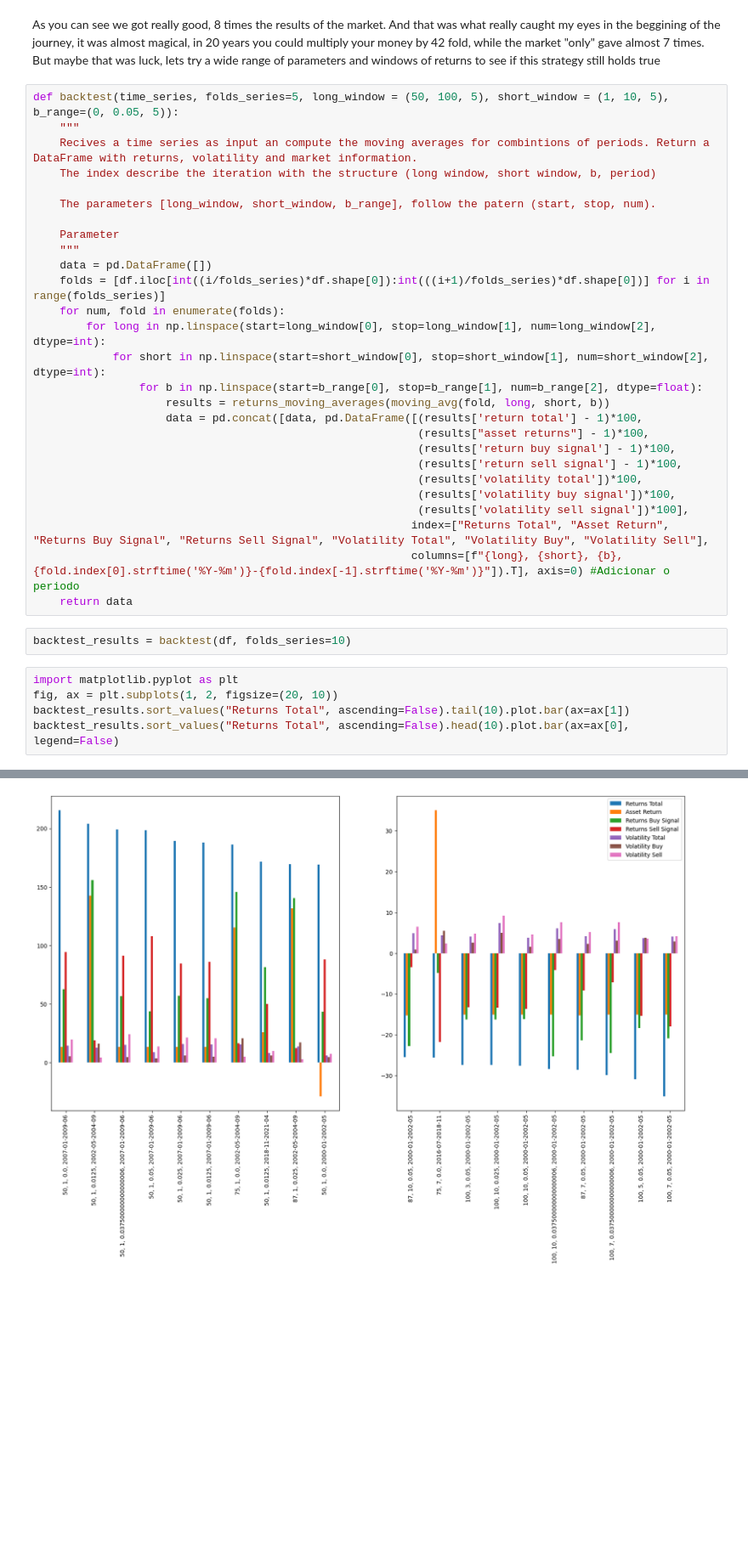
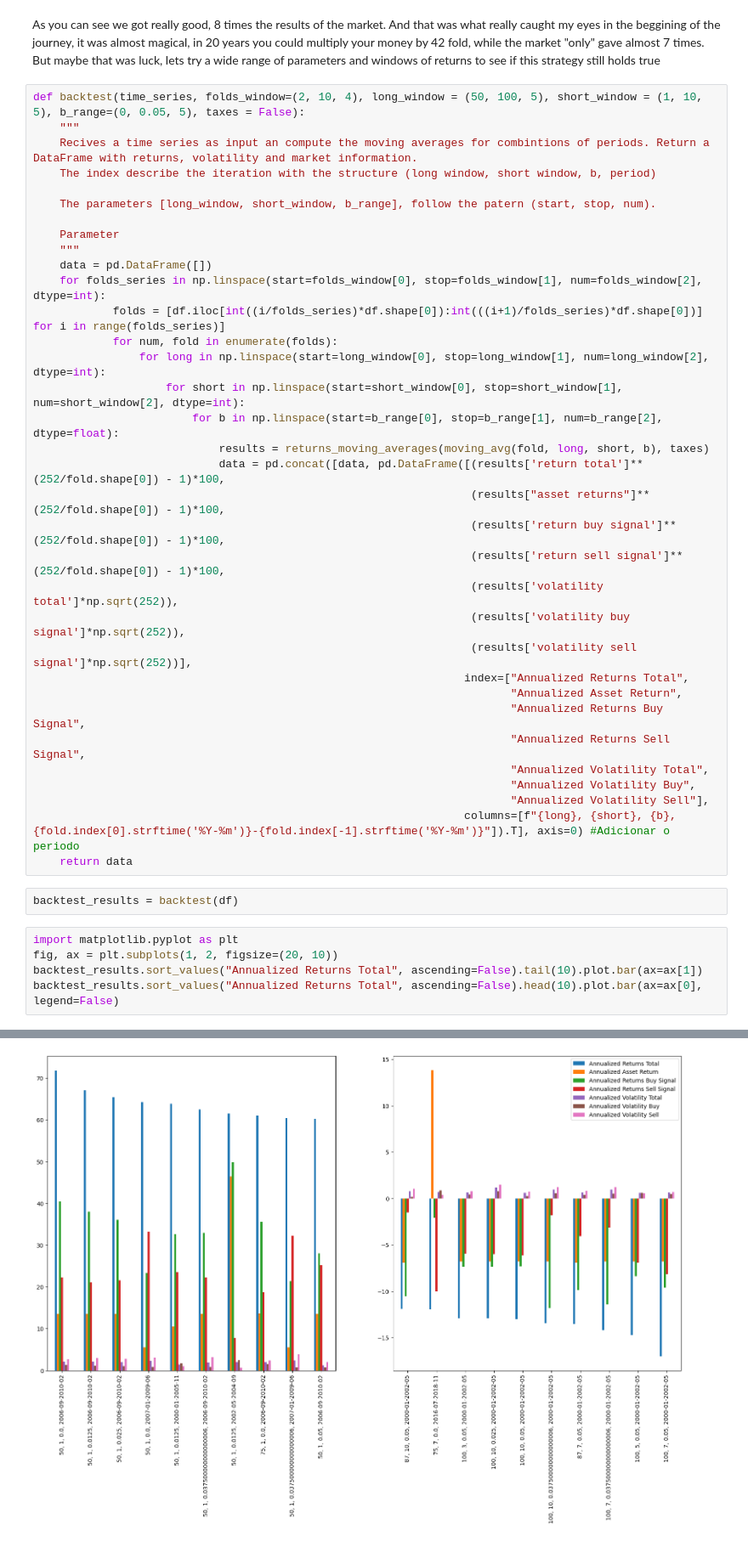
Before and after one commit to RafaelM0raes/MyJourneyInFinancialMarkets, a Jupyter notebook: Artigo 1.ipynb, the cells around one changed output, grey strips where cells are left out. Shown at 85% size. Drawn from its saved outputs; the diff is of its cells as text; blank space fills up the shorter version.

```diff
--- a/Artigo 1.ipynb
+++ b/Artigo 1.ipynb
@@ -125,7 +137,7 @@ The market return was 591.5%
 # %% [markdown]
 As you can see we got really good, 8 times the results of the market. And that was what really caught my eyes in the beggining of the journey, it was almost magical, in 20 years you could multiply your money by 42 fold, while the market "only" gave almost 7 times. But maybe that was luck, lets try a wide range of parameters and windows of returns to see if this strategy still holds true
 # %%
-def backtest(time_series, folds_series=5, long_window = (50, 100, 5), short_window = (1, 10, 5), b_range=(0, 0.05, 5)):
+def backtest(time_series, folds_window=(2, 10, 4), long_window = (50, 100, 5), short_window = (1, 10, 5), b_range=(0, 0.05, 5), taxes = False):
     """
     Recives a time series as input an compute the moving averages for combintions of periods. Return a DataFrame with returns, volatility and market information.
     The index describe the iteration with the structure (long window, short window, b, period)
@@ -135,32 +147,39 @@ def backtest(time_series, folds_series=5, long_window = (50, 100, 5), short_wind
     Parameter
     """
     data = pd.DataFrame([])
-    folds = [df.iloc[int((i/folds_series)*df.shape[0]):int(((i+1)/folds_series)*df.shape[0])] for i in range(folds_series)]
-    for num, fold in enumerate(folds):
-        for long in np.linspace(start=long_window[0], stop=long_window[1], num=long_window[2], dtype=int):
-            for short in np.linspace(start=short_window[0], stop=short_window[1], num=short_window[2], dtype=int):
-                for b in np.linspace(start=b_range[0], stop=b_range[1], num=b_range[2], dtype=float):
-                    results = returns_moving_averages(moving_avg(fold, long, short, b))
-                    data = pd.concat([data, pd.DataFrame([(results['return total'] - 1)*100,
-                                                          (results["asset returns"] - 1)*100,
-                                                          (results['return buy signal'] - 1)*100,
-                                                          (results['return sell signal'] - 1)*100,
-                                                          (results['volatility total'])*100,
-                                                          (results['volatility buy signal'])*100,
-                                                          (results['volatility sell signal'])*100],
-                                                         index=["Returns Total", "Asset Return", "Returns Buy Signal", "Returns Sell Signal", "Volatility Total", "Volatility Buy", "Volatility Sell"],
-                                                         columns=[f"{long}, {short}, {b}, {fold.index[0].strftime('%Y-%m')}-{fold.index[-1].strftime('%Y-%m')}"]).T], axis=0) #Adicionar o periodo
+    for folds_series in np.linspace(start=folds_window[0], stop=folds_window[1], num=folds_window[2], dtype=int):
+            folds = [df.iloc[int((i/folds_series)*df.shape[0]):int(((i+1)/folds_series)*df.shape[0])] for i in range(folds_series)]
+            for num, fold in enumerate(folds):
+                for long in np.linspace(start=long_window[0], stop=long_window[1], num=long_window[2], dtype=int):
+                    for short in np.linspace(start=short_window[0], stop=short_window[1], num=short_window[2], dtype=int):
+                        for b in np.linspace(start=b_range[0], stop=b_range[1], num=b_range[2], dtype=float):
+                            results = returns_moving_averages(moving_avg(fold, long, short, b), taxes)
+                            data = pd.concat([data, pd.DataFrame([(results['return total']**(252/fold.shape[0]) - 1)*100,
+                                                                  (results["asset returns"]**(252/fold.shape[0]) - 1)*100,
+                                                                  (results['return buy signal']**(252/fold.shape[0]) - 1)*100,
+                                                                  (results['return sell signal']**(252/fold.shape[0]) - 1)*100,
+                                                                  (results['volatility total']*np.sqrt(252)),
+                                                                  (results['volatility buy signal']*np.sqrt(252)),
+                                                                  (results['volatility sell signal']*np.sqrt(252))],
+                                                                 index=["Annualized Returns Total",
+                                                                        "Annualized Asset Return",
+                                                                        "Annualized Returns Buy Signal",
+                                                                        "Annualized Returns Sell Signal",
+                                                                        "Annualized Volatility Total",
+                                                                        "Annualized Volatility Buy",
+                                                                        "Annualized Volatility Sell"],
+                                                                 columns=[f"{long}, {short}, {b}, {fold.index[0].strftime('%Y-%m')}-{fold.index[-1].strftime('%Y-%m')}"]).T], axis=0) #Adicionar o periodo
     return data
 # %%
-backtest_results = backtest(df, folds_series=10)
+backtest_results = backtest(df)
 # %%
 import matplotlib.pyplot as plt
 fig, ax = plt.subplots(1, 2, figsize=(20, 10))
-backtest_results.sort_values("Returns Total", ascending=False).tail(10).plot.bar(ax=ax[1])
-backtest_results.sort_values("Returns Total", ascending=False).head(10).plot.bar(ax=ax[0], legend=False)
+backtest_results.sort_values("Annualized Returns Total", ascending=False).tail(10).plot.bar(ax=ax[1])
+backtest_results.sort_values("Annualized Returns Total", ascending=False).head(10).plot.bar(ax=ax[0], legend=False)
 # %% [output]
 <Axes: >
-[figure, old version]
+[figure, new version]
 # %%
 backtest_results.describe()
 # %% [output]
```
Also changed, not shown: parts of 9 cells of this notebook.
